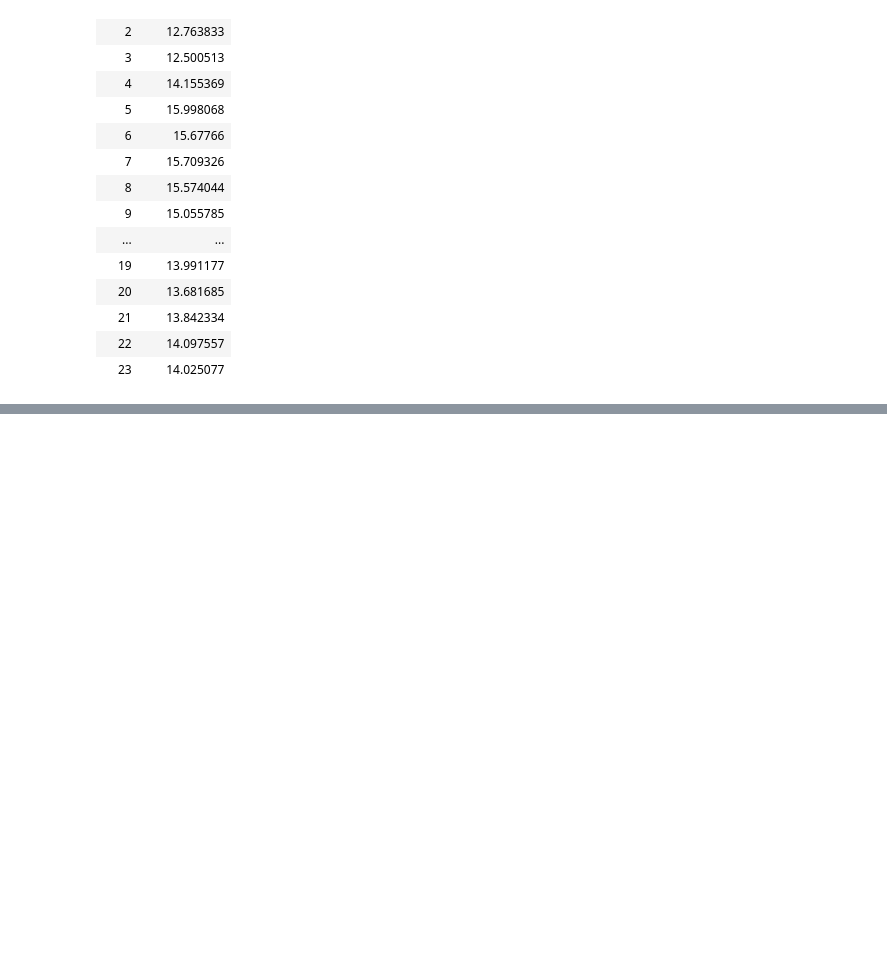
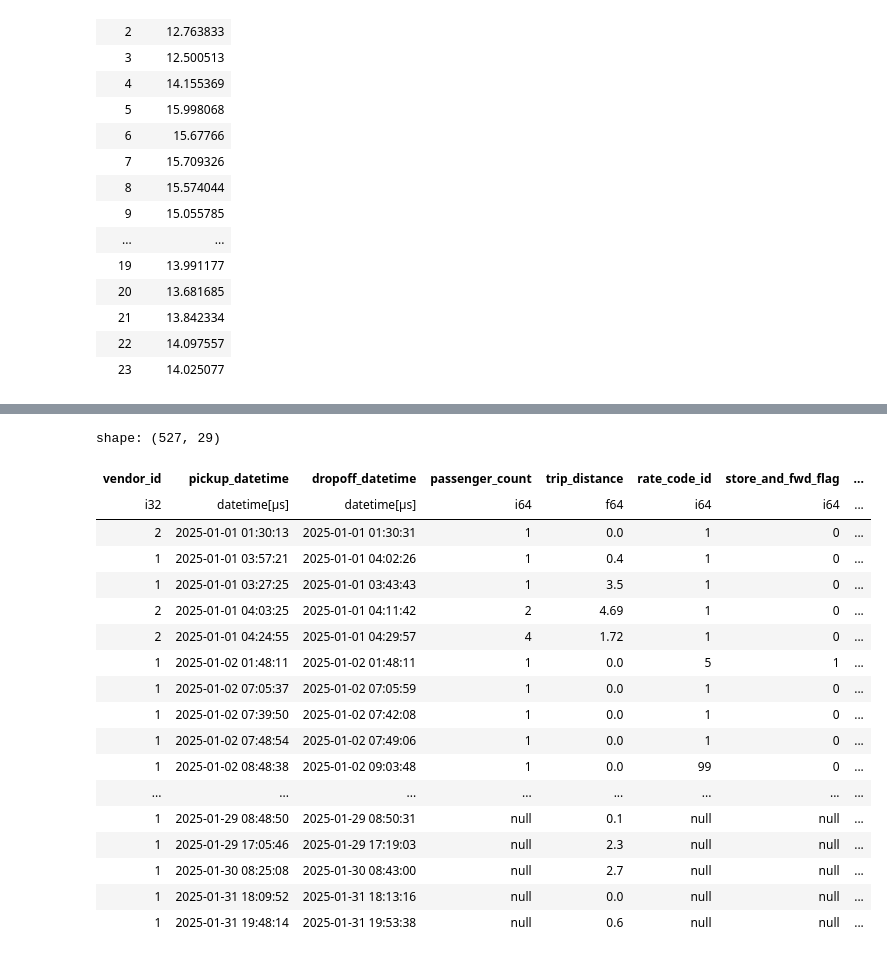
Before and after one commit to Iurisprudentia/ml-tinker, a Jupyter notebook: notebooks/eda_2025.ipynb, the cells around one changed output, grey strips where cells are left out. Saved outputs shown, nothing was run; the diff lists cells and outputs as text; code cells hidden in the pictures; blank space fills up the shorter version.

```diff
--- a/notebooks/eda_2025.ipynb
+++ b/notebooks/eda_2025.ipynb
@@ -279,0 +305,22 @@ zone_counts = df["Zone"].value_counts()
+# %%
+df.filter((pl.col("fare_amount") == 0) & (pl.col("total_amount") == 0))
+# %% [output]
+shape: (527, 29)
+| vendor_id | pickup_datetime | dropoff_datetime | passenger_count | trip_distance | rate_code_id | store_and_fwd_flag | ... |
+| i32 | datetime[μs] | datetime[μs] | i64 | f64 | i64 | i64 | ... |
+| 2 | 2025-01-01 01:30:13 | 2025-01-01 01:30:31 | 1 | 0.0 | 1 | 0 | ... |
+| 1 | 2025-01-01 03:57:21 | 2025-01-01 04:02:26 | 1 | 0.4 | 1 | 0 | ... |
+| 1 | 2025-01-01 03:27:25 | 2025-01-01 03:43:43 | 1 | 3.5 | 1 | 0 | ... |
+| 2 | 2025-01-01 04:03:25 | 2025-01-01 04:11:42 | 2 | 4.69 | 1 | 0 | ... |
+| 2 | 2025-01-01 04:24:55 | 2025-01-01 04:29:57 | 4 | 1.72 | 1 | 0 | ... |
+| 1 | 2025-01-02 01:48:11 | 2025-01-02 01:48:11 | 1 | 0.0 | 5 | 1 | ... |
+| 1 | 2025-01-02 07:05:37 | 2025-01-02 07:05:59 | 1 | 0.0 | 1 | 0 | ... |
+| 1 | 2025-01-02 07:39:50 | 2025-01-02 07:42:08 | 1 | 0.0 | 1 | 0 | ... |
+| 1 | 2025-01-02 07:48:54 | 2025-01-02 07:49:06 | 1 | 0.0 | 1 | 0 | ... |
+| 1 | 2025-01-02 08:48:38 | 2025-01-02 09:03:48 | 1 | 0.0 | 99 | 0 | ... |
+| ... | ... | ... | ... | ... | ... | ... | ... |
+| 1 | 2025-01-29 08:48:50 | 2025-01-29 08:50:31 | null | 0.1 | null | null | ... |
+| 1 | 2025-01-29 17:05:46 | 2025-01-29 17:19:03 | null | 2.3 | null | null | ... |
+| 1 | 2025-01-30 08:25:08 | 2025-01-30 08:43:00 | null | 2.7 | null | null | ... |
+| 1 | 2025-01-31 18:09:52 | 2025-01-31 18:13:16 | null | 0.0 | null | null | ... |
+| 1 | 2025-01-31 19:48:14 | 2025-01-31 19:53:38 | null | 0.6 | null | null | ... |
```
Also changed, not shown: parts of 20 cells of this notebook.
